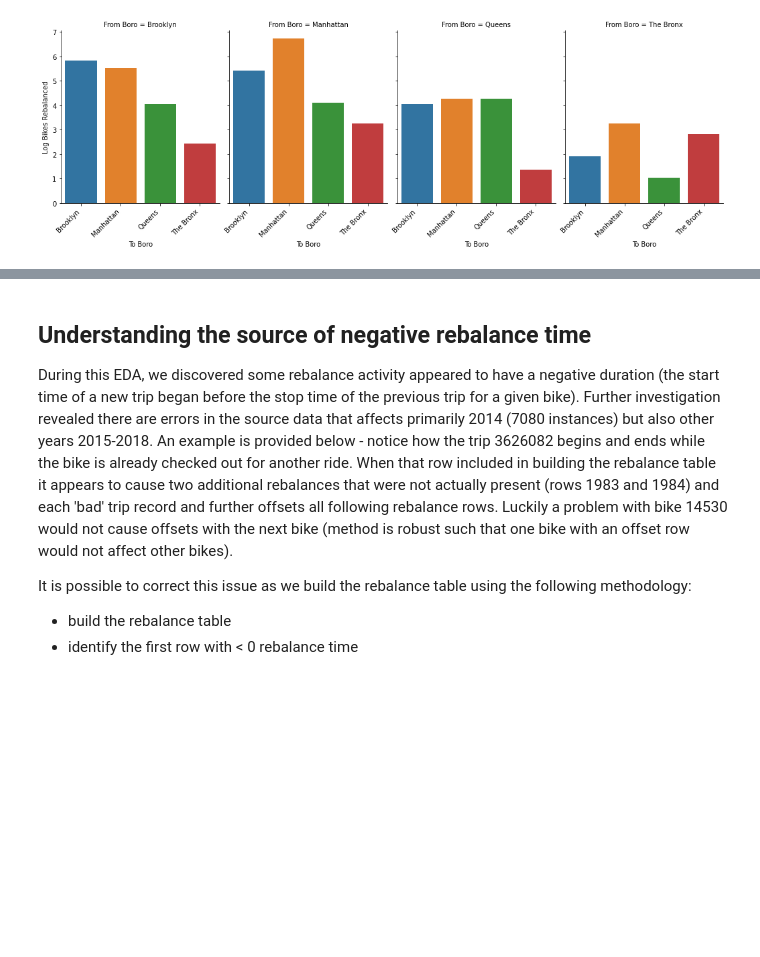
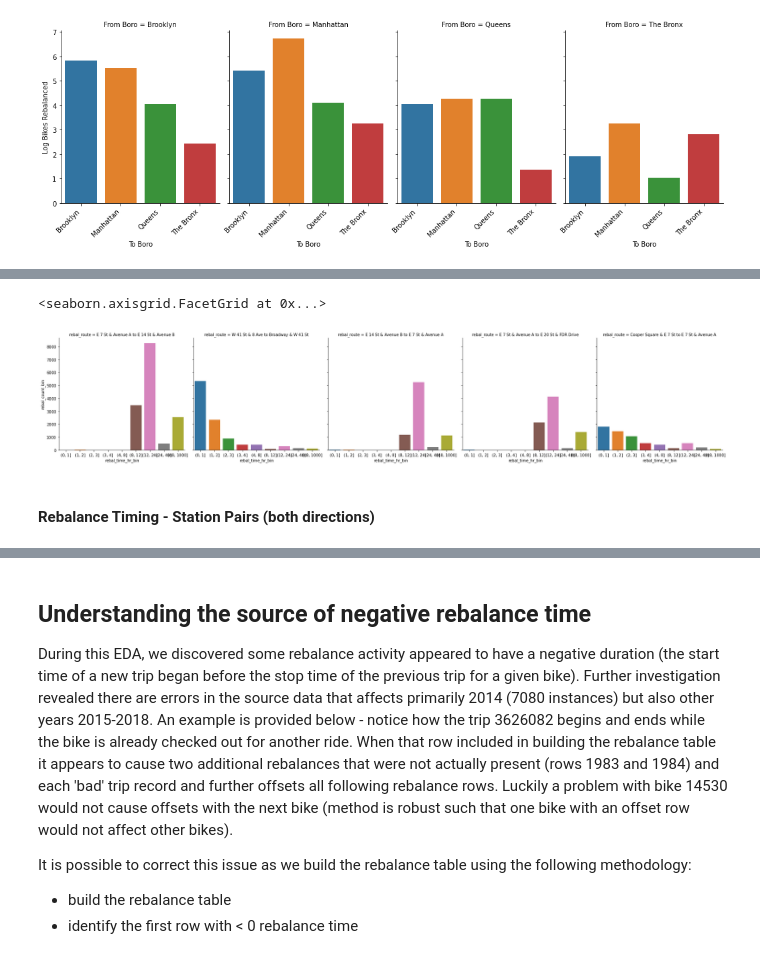
Before and after one commit to rishigoutam/citibike, a Jupyter notebook: eda/rebalance_eda.ipynb, the cells around one changed output, grey strips where cells are left out. Saved outputs shown, nothing was run; the diff lists cells and outputs as text; code cells hidden in the pictures; blank space fills up the shorter version.

```diff
--- a/eda/rebalance_eda.ipynb
+++ b/eda/rebalance_eda.ipynb
@@ -1100,0 +1135,18 @@ x.set(ylabel="Log Bikes Rebalanced", xlabel="To Boro")
+# %%
+# rebalance timing of most popular routes
+g = (
+    rebal.groupby(["startstationname", "prevtrip_endstationname", "rebal_time_hr_bin"])[
+        ["bikeid"]
+    ]
+    .count()
+    .reset_index()
+)
+g.rename(
+    columns={"bikeid": "rebal_count_bin"}, inplace=True
+)  # drop _bin from name if not needed vvv
+g["rebal_route"] = (
+    g.prevtrip_endstationname.astype("str") + " to " + g.startstationname.astype("str")
+)
+# merge with rebpar counts to order plots
+g = g.merge(rebpair[["rebal_route", "rebal_count"]], how="left", on="rebal_route")
+g
@@ -1100,0 +1183,16 @@ x.set(ylabel="Log Bikes Rebalanced", xlabel="To Boro")
+# %%
+# would this be more interesting if it were using bidirectional routes instead?
+sns.catplot(
+    data=g.loc[g.rebal_route.isin(rebpair["rebal_route"][:5])].sort_values(
+        by="rebal_count", ascending=False
+    ),
+    x="rebal_time_hr_bin",
+    y="rebal_count_bin",
+    col="rebal_route",
+    kind="bar",
+)
+# %% [output]
+<seaborn.axisgrid.FacetGrid at 0x...>
+[figure, added]
+# %% [markdown]
+#### Rebalance Timing - Station Pairs (both directions)
```
Also changed, not shown: parts of 23 cells of this notebook.
